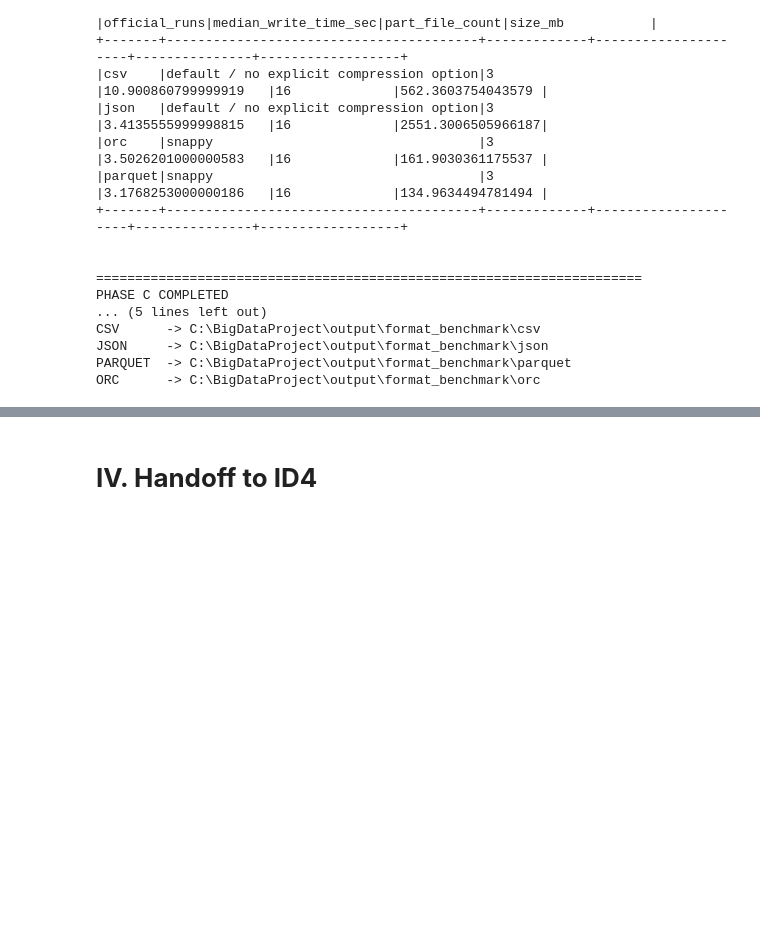
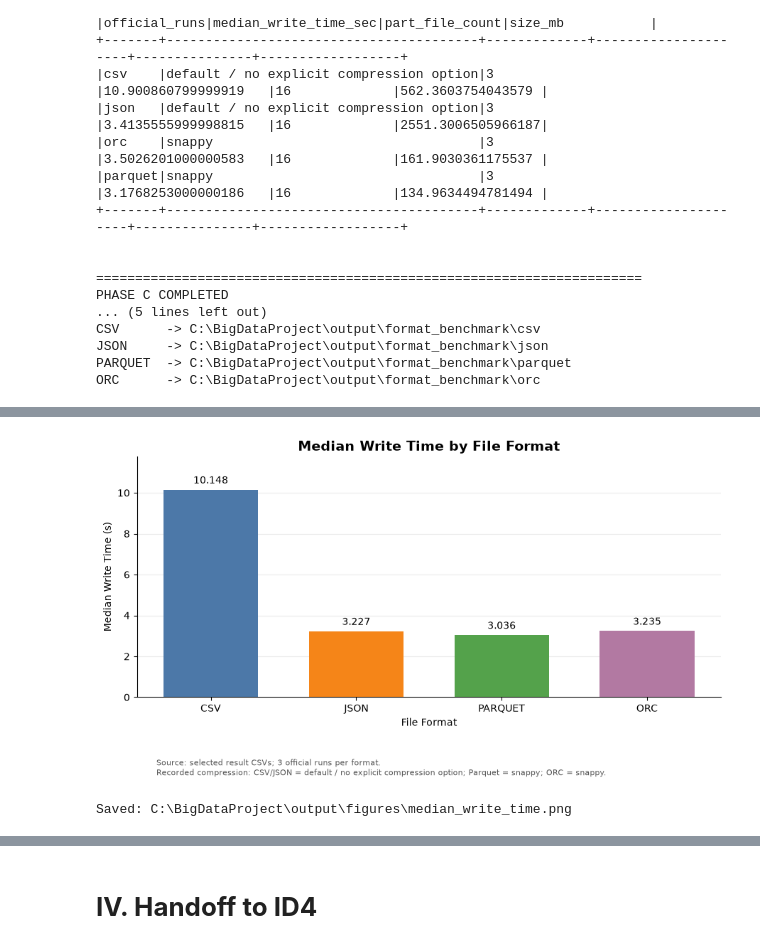
Before and after one commit to michbinh/bigdata-spark-project-group-3, a Jupyter notebook: docs/notebooks/02_airline_format_benchmark.ipynb, the cells around one changed output, grey strips where cells are left out. Cells and saved outputs as stored; diff of their text form; code cells hidden in the pictures; blank space fills up the shorter version.

```diff
--- a/docs/notebooks/02_airline_format_benchmark.ipynb
+++ b/docs/notebooks/02_airline_format_benchmark.ipynb
@@ -892,0 +954,18 @@ ORC      -> C:\BigDataProject\output\format_benchmark\orc
+# %%
+fig, ax = plt.subplots(figsize=(9, 5))
+values = chart_data["median_write_time_sec"]
+
+bars = ax.bar(chart_data.index.str.upper(), values, color=bar_colors, width=0.65)
+ax.bar_label(bars, labels=[f"{value:.3f}" for value in values], padding=4)
+
+ax.set(
+    title="Median Write Time by File Format",
+    xlabel="File Format", ylabel="Median Write Time (s)",
+)
+ax.set_ylim(0, values.max() * 1.16)
+ax.grid(axis="y", alpha=0.25)
+
+save_and_show(fig, "median_write_time.png")
+# %% [output]
+[figure, added]
+Saved: C:\BigDataProject\output\figures\median_write_time.png
```
Also changed, not shown: parts of 27 cells of this notebook, 12 other files.
